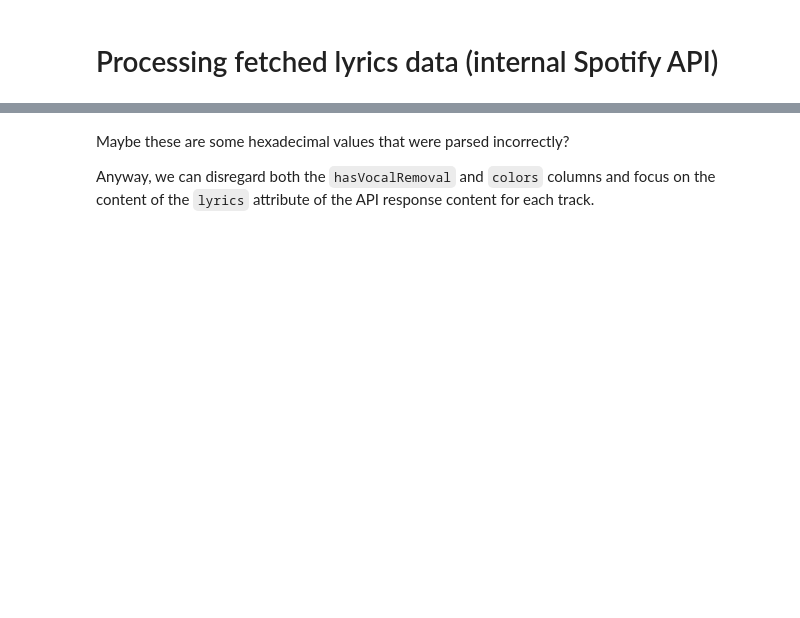
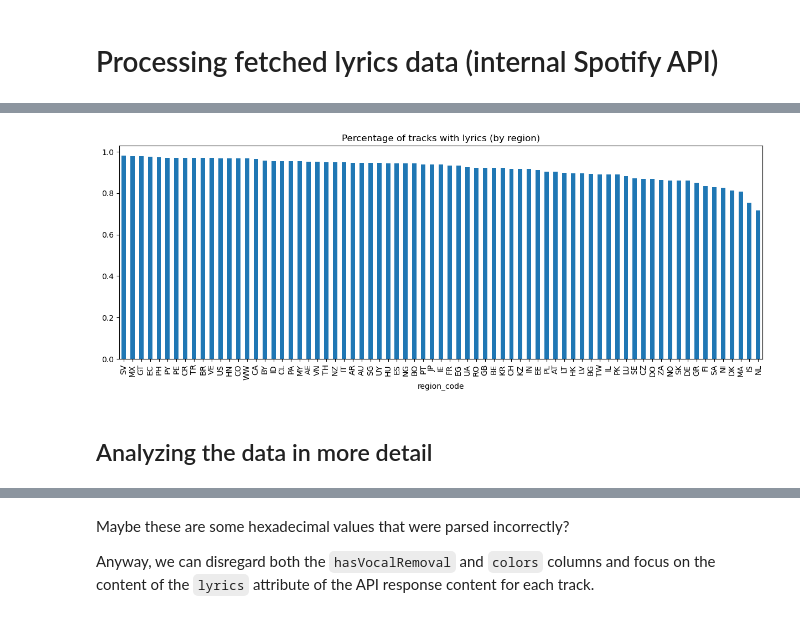
Before and after one commit to Sejmou/spotify-charts-analysis, a Jupyter notebook: notebooks/analysis/lyrics.ipynb, the cells around one changed output, grey strips where cells are left out. Saved outputs shown, nothing was run; the diff lists cells and outputs as text; code cells hidden in the pictures; blank space fills up the shorter version.

Commit message:
update data analysis notebooks, fix bugs in data fetching

```diff
--- a/notebooks/analysis/lyrics.ipynb
+++ b/notebooks/analysis/lyrics.ipynb
@@ -69,0 +101,2 @@ Name: content_type, dtype: int64
+# %%
+chart_tracks_by_region = charts.groupby('region_code').track_id.apply(set)
@@ -69,0 +105,8 @@ Name: content_type, dtype: int64
+# %%
+chart_tracks_with_region = charts[['track_id', 'region_code']].drop_duplicates()
+chart_tracks_with_lyrics_by_region = pd.merge(
+    chart_tracks_with_region,
+    lyrics_api_resp.reset_index().track_id,
+    on="track_id",
+    how="inner",
+).groupby("region_code").track_id.apply(set)
@@ -69,0 +115,12 @@ Name: content_type, dtype: int64
+# %%
+chart_tracks_by_region.name = 'tracks'
+chart_tracks_with_lyrics_by_region.name = 'tracks_with_lyrics'
+track_sets_df = pd.concat([chart_tracks_by_region, chart_tracks_with_lyrics_by_region], axis=1)
+# %%
+def get_percentage_of_tracks_with_lyrics(df_row):
+    tracks = df_row['tracks']
+    tracks_with_lyrics = df_row['tracks_with_lyrics']
+    intersection = tracks.intersection(tracks_with_lyrics)
+    return len(intersection) / len(tracks)
+
+track_sets_df['perc_with_lyrics'] = track_sets_df.apply(get_percentage_of_tracks_with_lyrics, axis=1)
@@ -70,3 +139,11 @@ Name: content_type, dtype: int64
+# %%
+track_sets_df.perc_with_lyrics.sort_values(ascending=False).plot(kind='bar', figsize=(15, 5))
+plt.title('Percentage of tracks with lyrics (by region)')
+plt.show()
+# %% [output]
+[figure, added]
+# %% [markdown]
+## Analyzing the data in more detail
 # %%
 # convert dicts in content to columns of a new dataframe, use track_id as index
 lyrics_df = pd.DataFrame(lyrics_api_resp.content.values.tolist(), index=lyrics_api_resp.index)
```
Also changed, not shown: parts of 44 cells of this notebook, 7 other files.
